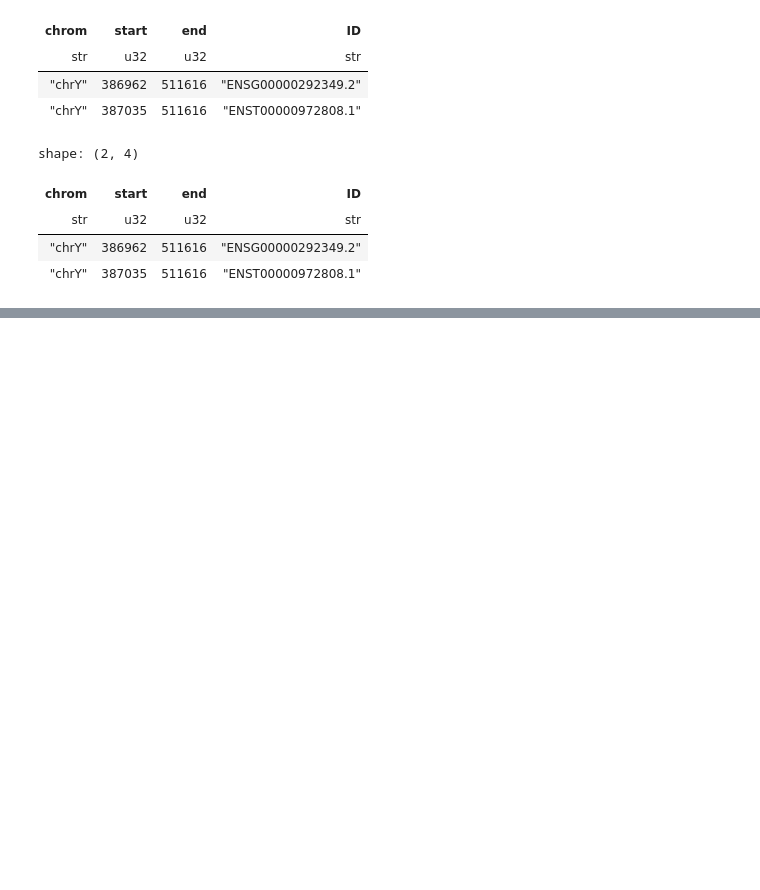
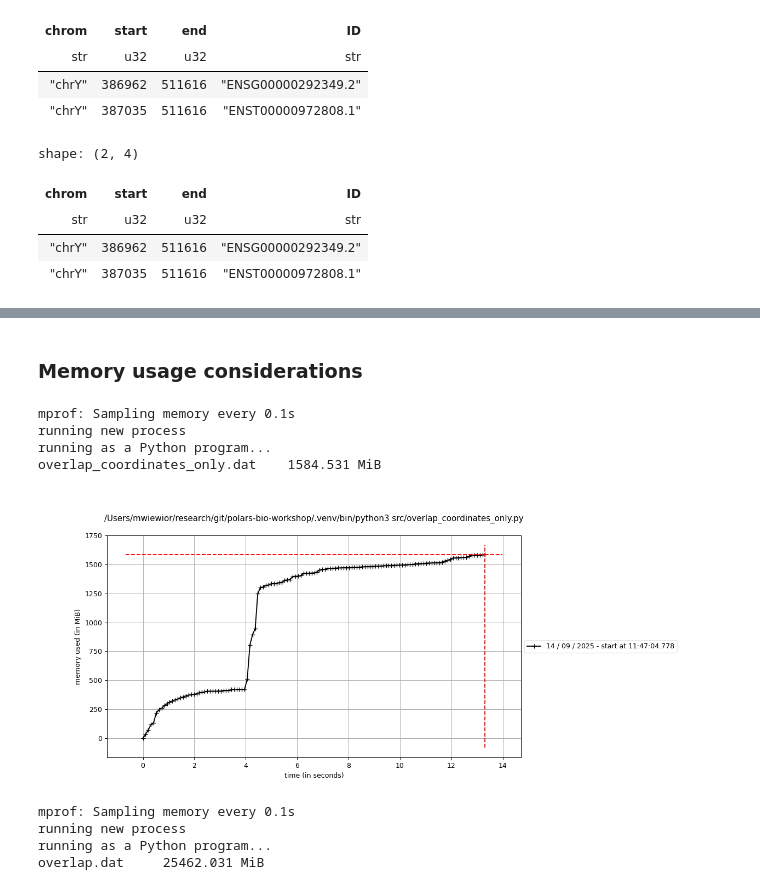
Before and after one commit to biodatageeks/polars-bio-workshop, a Jupyter notebook: notebook/gff_operations_demo.ipynb, the cells around one changed output, grey strips where cells are left out. Cells and saved outputs as stored; diff of their text form; code cells hidden in the pictures; blank space fills up the shorter version.

```diff
--- a/notebook/gff_operations_demo.ipynb
+++ b/notebook/gff_operations_demo.ipynb
@@ -279,0 +298,29 @@ shape: (2, 4)
+# %% [markdown]
+### Memory usage considerations
+# %%
+%%sh
+rm -f overlap_coordinates_only.dat overlap_coordinates_only.png
+mprof run --output overlap_coordinates_only.dat src/overlap_coordinates_only.py 2> /dev/null
+mprof peak overlap_coordinates_only.dat
+mprof plot overlap_coordinates_only.dat --output overlap_coordinates_only.png
+# %% [output]
+mprof: Sampling memory every 0.1s
+running new process
+running as a Python program...
+overlap_coordinates_only.dat    1584.531 MiB
+# %%
+from IPython.display import Image
+Image("overlap_coordinates_only.png")
+# %% [output]
+[figure, added]
+# %%
+%%sh
+rm -f overlap.dat overlap.png
+mprof run --output overlap.dat src/overlap.py 2> /dev/null
+mprof peak overlap.dat
+mprof plot overlap.dat --output overlap.png
+# %% [output]
+mprof: Sampling memory every 0.1s
+running new process
+running as a Python program...
+overlap.dat     25462.031 MiB
```
Also changed, not shown: parts of 20 cells of this notebook, 3 other files.
